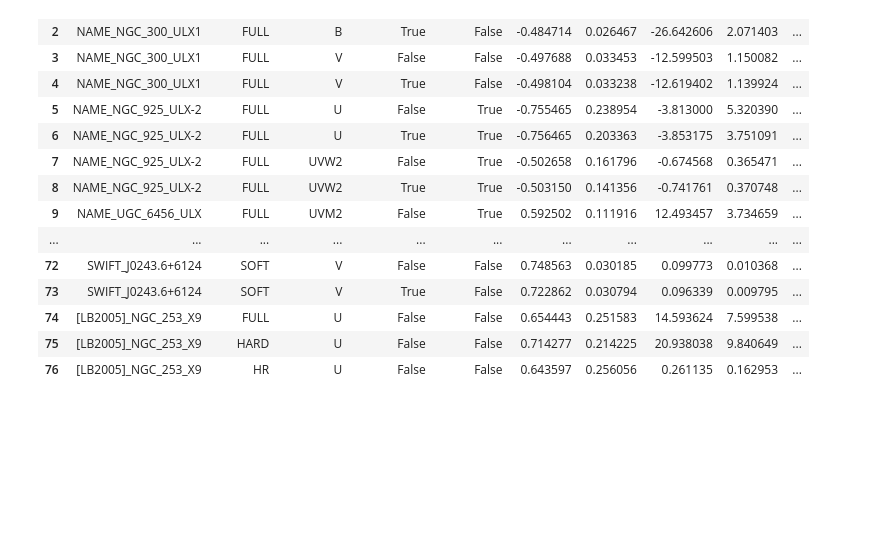
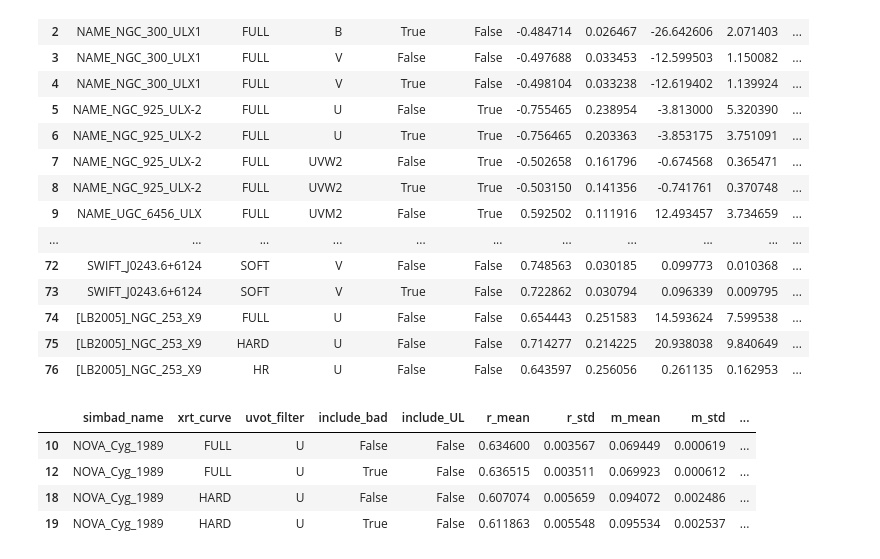
Before and after one commit to nx1/anticorr_data, a Jupyter notebook: notebooks/table_join_corr_mc_values_v2.ipynb, the cells around one changed output. Saved outputs shown, nothing was run; the diff lists cells and outputs as text; code cells hidden in the pictures; blank space fills up the shorter version.

```diff
--- a/notebooks/table_join_corr_mc_values_v2.ipynb
+++ b/notebooks/table_join_corr_mc_values_v2.ipynb
@@ -142,7 +144,8 @@ df_prop_tab_5_sig = df_prop[df_prop['name'] == 'tab_5_sig']
 # %%
 pd.set_option('display.max_rows', None)
 # %%
-pd.merge(sub_nsig, df_prop_tab_5_sig, on=['simbad_name','xrt_curve','uvot_filter','include_bad','include_UL'])
+df_5_sig_merge = pd.merge(sub_nsig, df_prop_tab_5_sig, on=['simbad_name','xrt_curve','uvot_filter','include_bad','include_UL'])
+df_5_sig_merge
 # %% [output]
 |  | simbad_name | xrt_curve | uvot_filter | include_bad | include_UL | r_mean | r_std | m_mean | m_std | ... |
 | 0 | M31_ULX-1 | FULL | UVW2 | True | False | 0.687030 | 0.230579 | 0.189701 | 0.089338 | ... |
@@ -161,3 +164,11 @@ pd.merge(sub_nsig, df_prop_tab_5_sig, on=['simbad_name','xrt_curve','uvot_filter
 | 74 | [LB2005]_NGC_253_X9 | FULL | U | False | False | 0.654443 | 0.251583 | 14.593624 | 7.599538 | ... |
 | 75 | [LB2005]_NGC_253_X9 | HARD | U | False | False | 0.714277 | 0.214225 | 20.938038 | 9.840649 | ... |
 | 76 | [LB2005]_NGC_253_X9 | HR | U | False | False | 0.643597 | 0.256056 | 0.261135 | 0.162953 | ... |
+# %%
+df_5_sig_merge.query("nsig > 100")
+# %% [output]
+|  | simbad_name | xrt_curve | uvot_filter | include_bad | include_UL | r_mean | r_std | m_mean | m_std | ... |
+| 10 | NOVA_Cyg_1989 | FULL | U | False | False | 0.634600 | 0.003567 | 0.069449 | 0.000619 | ... |
+| 12 | NOVA_Cyg_1989 | FULL | U | True | False | 0.636515 | 0.003511 | 0.069923 | 0.000612 | ... |
+| 18 | NOVA_Cyg_1989 | HARD | U | False | False | 0.607074 | 0.005659 | 0.094072 | 0.002486 | ... |
+| 19 | NOVA_Cyg_1989 | HARD | U | True | False | 0.611863 | 0.005548 | 0.095534 | 0.002537 | ... |
```
Also changed, not shown: parts of 2 cells of this notebook.
